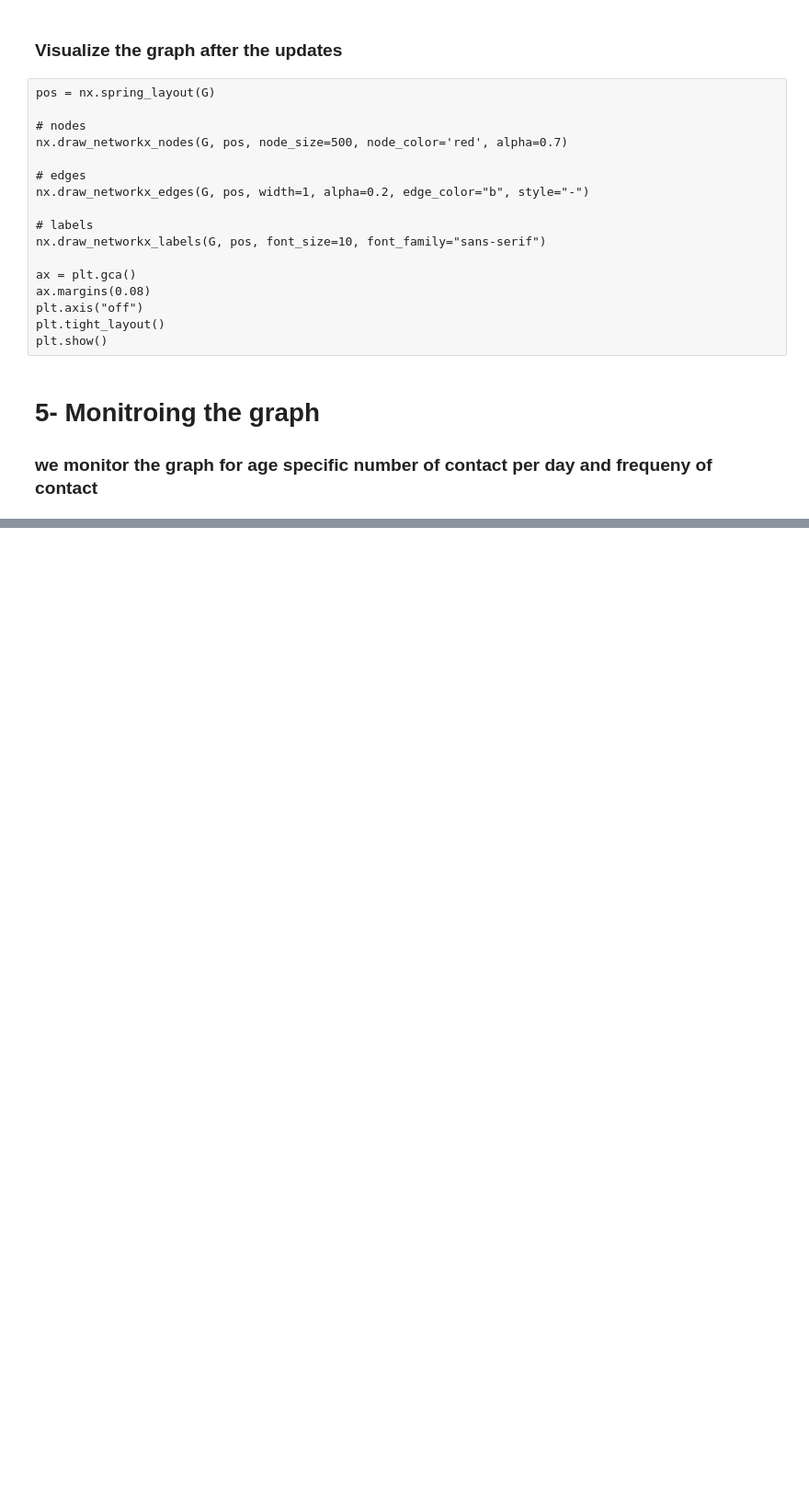
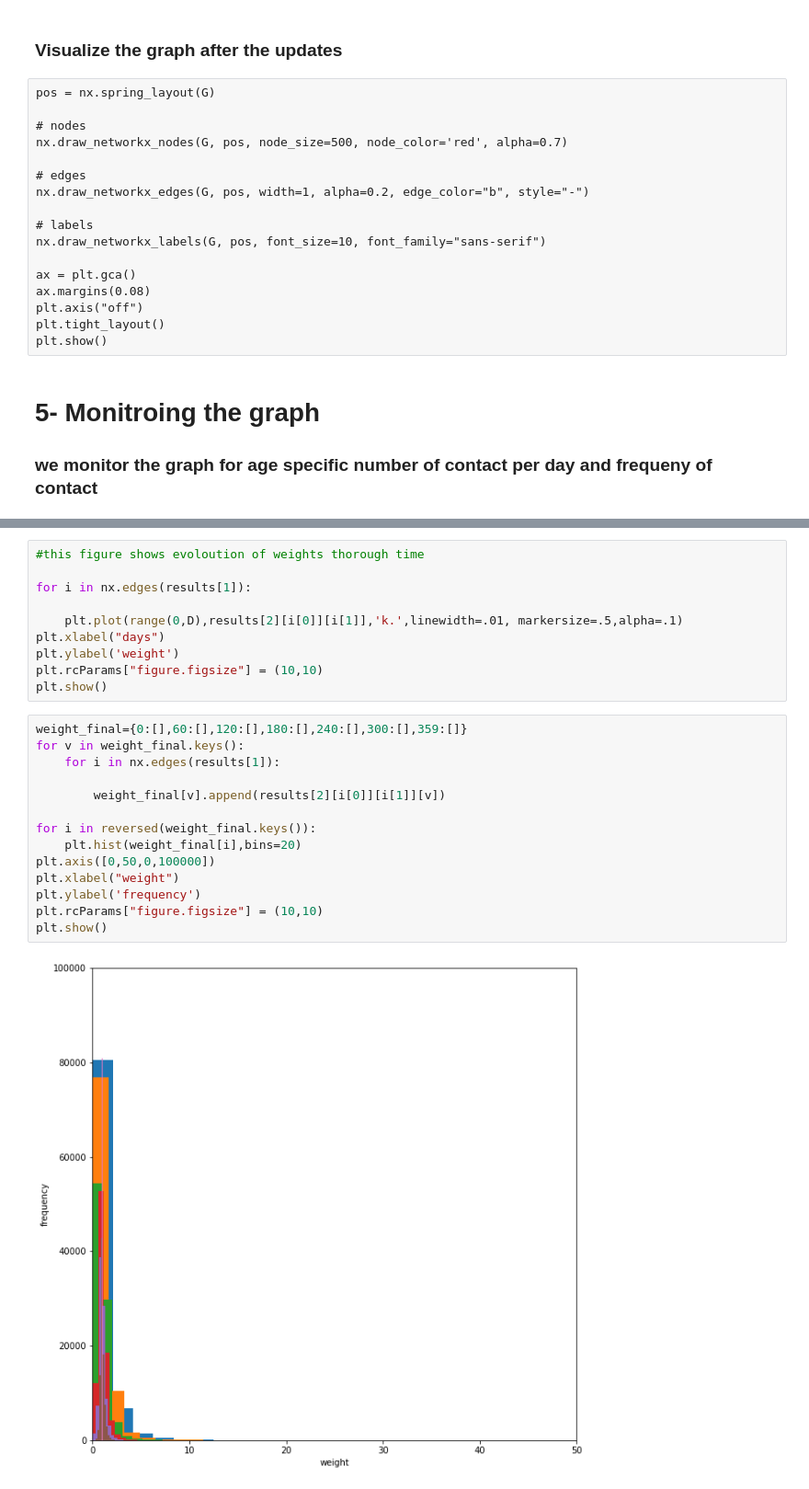
Before and after one commit to sobhan-moosavi/varicella_study, a Jupyter notebook: Base_Graph.ipynb, the cells around one changed output, grey strips where cells are left out. Shown: that part at 92% size. Drawn from its saved outputs; the diff is of its cells as text; blank space fills up the shorter version.

```diff
--- a/Base_Graph.ipynb
+++ b/Base_Graph.ipynb
@@ -451,0 +491,26 @@ home : 5 // 0.4471129189141392 // 0.01410607396
+# %%
+#this figure shows evoloution of weights thorough time
+
+for i in nx.edges(results[1]):
+
+    plt.plot(range(0,D),results[2][i[0]][i[1]],'k.',linewidth=.01, markersize=.5,alpha=.1)
+plt.xlabel("days")
+plt.ylabel('weight')
+plt.rcParams["figure.figsize"] = (10,10)
+plt.show()
+# %%
+weight_final={0:[],60:[],120:[],180:[],240:[],300:[],359:[]}
+for v in weight_final.keys():
+    for i in nx.edges(results[1]):
+
+        weight_final[v].append(results[2][i[0]][i[1]][v])
+
+for i in reversed(weight_final.keys()):
+    plt.hist(weight_final[i],bins=20)
+plt.axis([0,50,0,100000])
+plt.xlabel("weight")
+plt.ylabel('frequency')
+plt.rcParams["figure.figsize"] = (10,10)
+plt.show()
+# %% [output]
+[figure, added]
```
Also changed, not shown: parts of 16 cells of this notebook.
